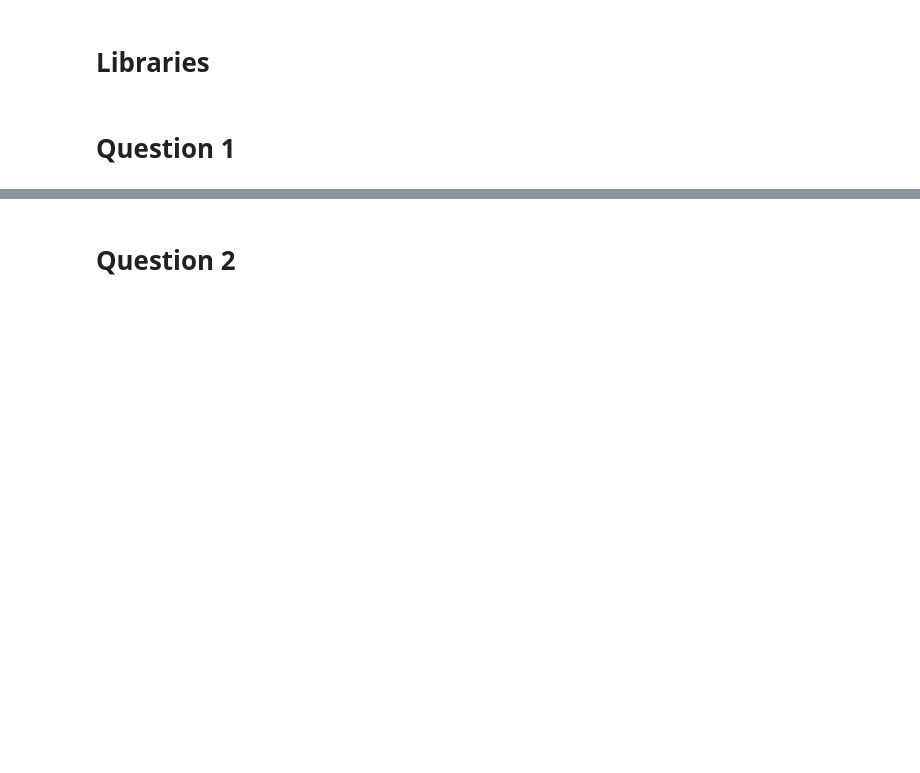
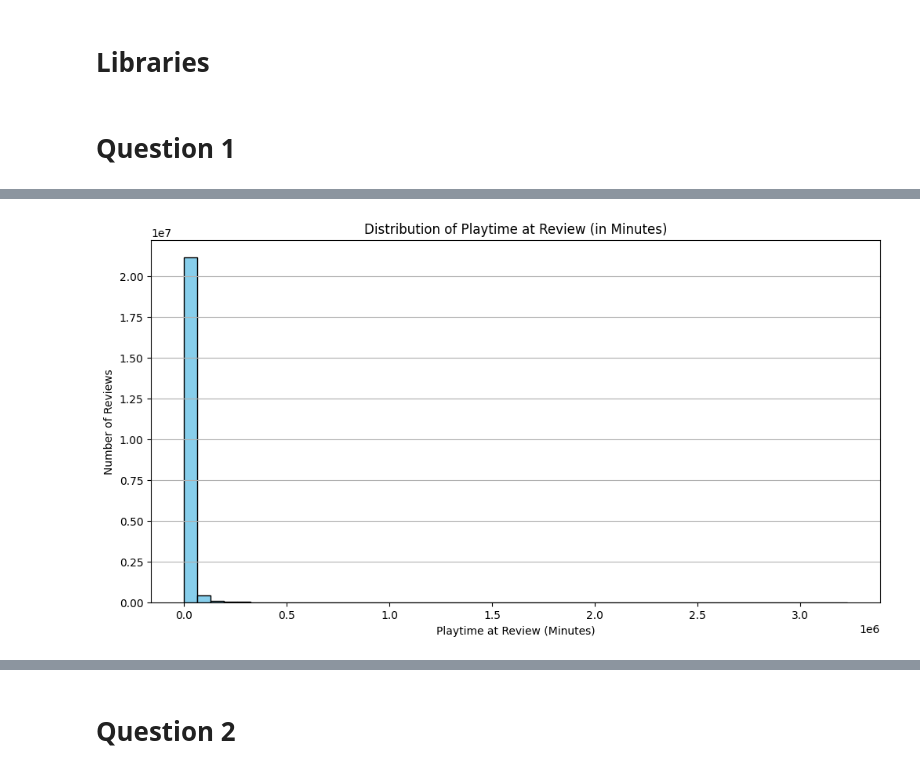
Before and after one commit to sandrokhizanishvili/SAPIENZA-ADM-HW2, a Jupyter notebook: main.ipynb, the cells around one changed output, grey strips where cells are left out. Saved outputs shown, nothing was run; the diff lists cells and outputs as text; code cells hidden in the pictures; blank space fills up the shorter version.

```diff
--- a/main.ipynb
+++ b/main.ipynb
@@ -133,2 +147,15 @@ Data types:
+# %%
+# Below is an example code that can be used to create a histogram showing users' playtime.
+
+playtime_at_review = df['author.playtime_at_review'].dropna()  # NaN değerleri atla
+plt.figure(figsize=(12, 6))
+plt.hist(playtime_at_review, bins=50, color='skyblue', edgecolor='black')
+plt.title('Distribution of Playtime at Review (in Minutes)')
+plt.xlabel('Playtime at Review (Minutes)')
+plt.ylabel('Number of Reviews')
+plt.grid(axis='y')
+plt.show()
+# %% [output]
+[figure, added]
 # %% [markdown]
 ## Exploratory Data Analysis (EDA) on Steam Reviews Dataset
```
Also changed, not shown: parts of 10 cells of this notebook, 1 other file.
